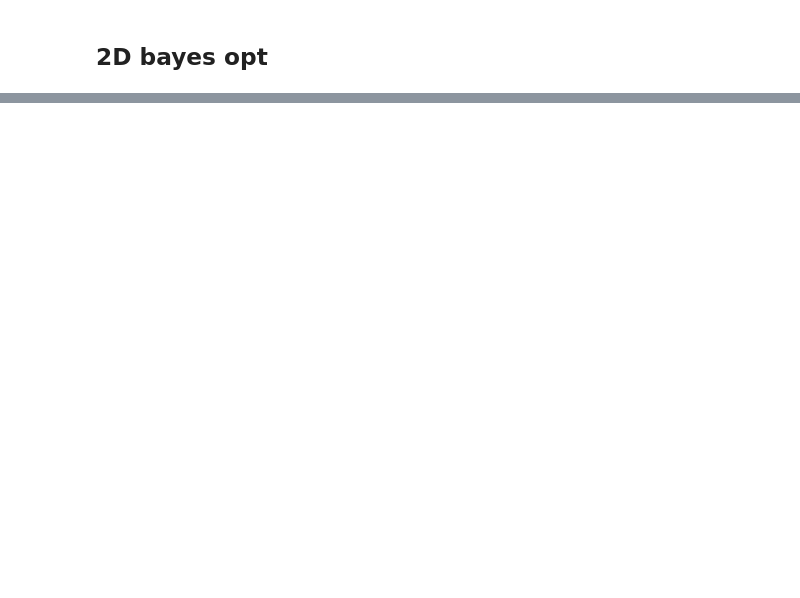
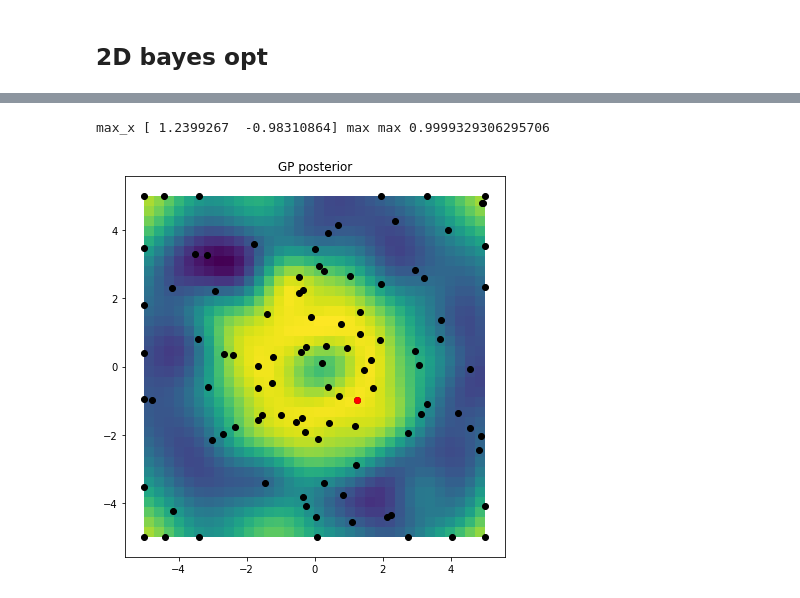
Before and after one commit to darthdeus/bopt, a Jupyter notebook: GP mojeopt.ipynb, the cells around one changed output, grey strips where cells are left out. Drawn from its saved outputs; the diff is of its cells as text; code cells hidden in the pictures; blank space fills up the shorter version.

```diff
--- a/GP mojeopt.ipynb
+++ b/GP mojeopt.ipynb
@@ -384,9 +383,11 @@ Wall time: 16.2 s
 def f(x):
     return np.sin(np.linalg.norm(x)).item()
 
+def parallel_f(x):
+    return executor.submit(f, x)
+
 # bounds = [Integer(-5, 8), Float(-2, 3), Float(0, 10), Integer(2, 10), Float(-2, 3), Float(0, 10), Integer(2, 10), Float(-2, 3), Float(0, 10), Integer(2, 10)]
 bounds = [Float(-5, 5), Float(-5, 5)]
 
-from myopt.bayesian_optimization import bo_minimize
 res = bo_minimize(f, bounds, n_iter=30, kernel=SquaredExp())
 # %% [output]
@@ -414,3 +399,11 @@ plot_2d_optim_result(res)
+# %%
+res = bo_minimize_parallel(parallel_f, bounds, n_iter=100, kernel=SquaredExp())
+# %% [output]
+max_x [ 1.2399267  -0.98310864] max max 0.9999329306295706
+# %%
+plot_2d_optim_result(res)
+# %% [output]
+[figure, added]
 # %%
 from myopt.plot import plot_gp_2D
 from mpl_toolkits.mplot3d import axes3d, Axes3D
```
Also changed, not shown: parts of 22 cells of this notebook, 10 other files.
